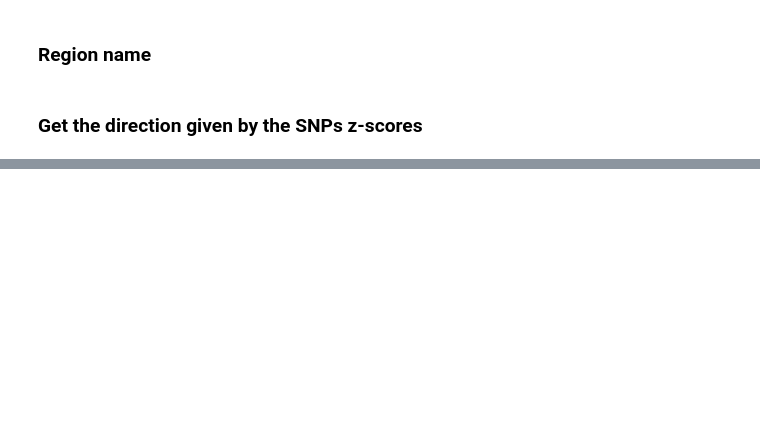
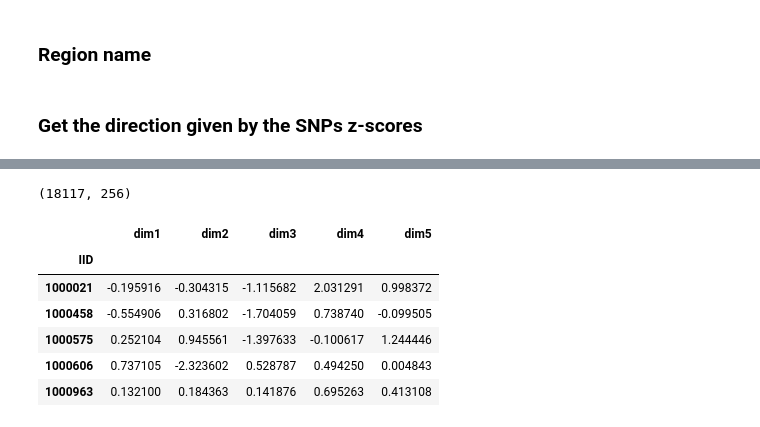
Before and after one commit to neurospin/champollion_V1, a Jupyter notebook: contrastive/notebooks/antoine/MOStest/Heriditary_direction_visu.ipynb, the cells around one changed output, grey strips where cells are left out. Cells and saved outputs as stored; diff of their text form; code cells hidden in the pictures; blank space fills up the shorter version.

```diff
--- a/contrastive/notebooks/antoine/MOStest/Heriditary_direction_visu.ipynb
+++ b/contrastive/notebooks/antoine/MOStest/Heriditary_direction_visu.ipynb
@@ -116 +54,14 @@ ukb_orbital_right_embeddings.head()
+# %%
+print(pre_residualized_bdd.shape)
+pre_residualized_bdd = pre_residualized_bdd[[f'dim{i}' for i in range(1,pre_residualized_bdd.shape[1]+1)]]
+pre_residualized_bdd.iloc[:,:5].head()
+# %% [output]
+(18117, 256)
+|  | dim1 | dim2 | dim3 | dim4 | dim5 |
+| IID |  |  |  |  |  |
+| 1000021 | -0.195916 | -0.304315 | -1.115682 | 2.031291 | 0.998372 |
+| 1000458 | -0.554906 | 0.316802 | -1.704059 | 0.738740 | -0.099505 |
+| 1000575 | 0.252104 | 0.945561 | -1.397633 | -0.100617 | 1.244446 |
+| 1000606 | 0.737105 | -2.323602 | 0.528787 | 0.494250 | 0.004843 |
+| 1000963 | 0.132100 | 0.184363 | 0.141876 | 0.695263 | 0.413108 |
 # %%
```
Also changed, not shown: parts of 42 cells of this notebook, 2 other files.
